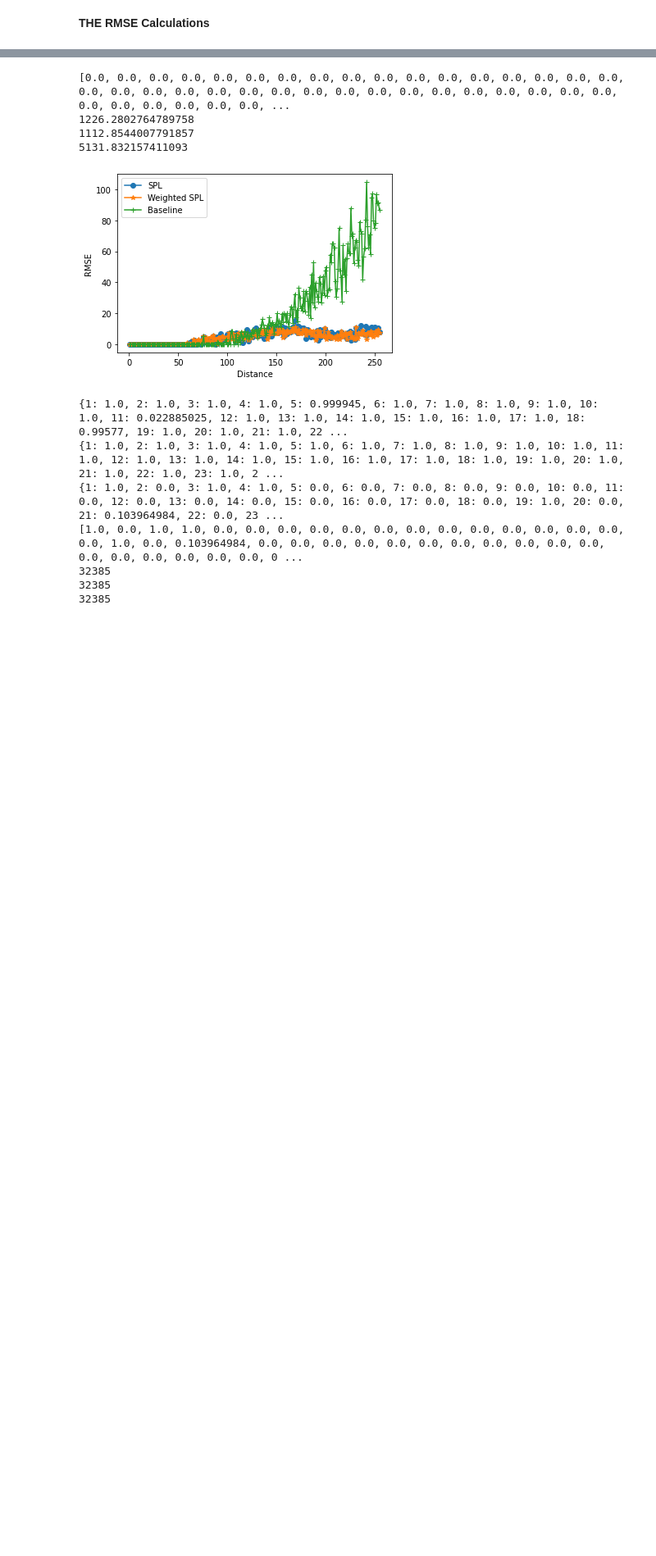
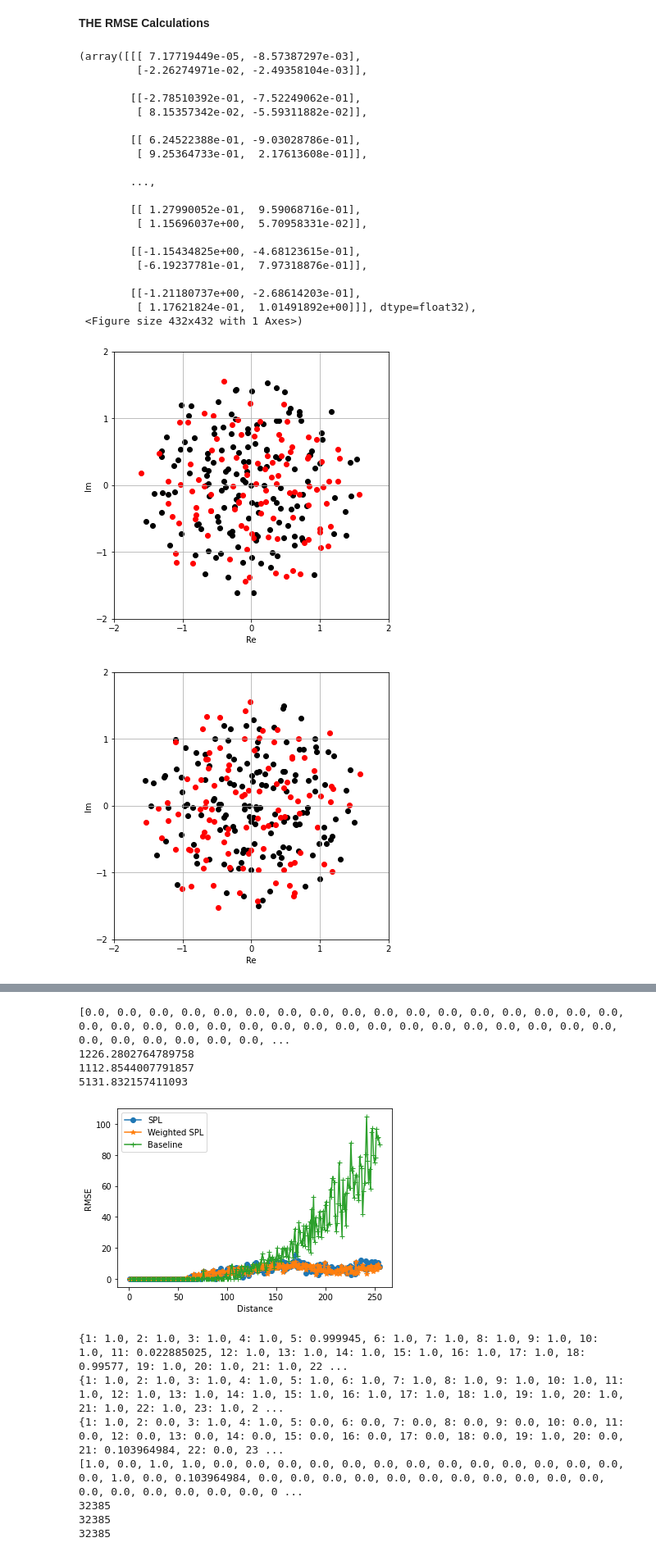
Before and after one commit to neelabhro/Deep-Learning-based-Wireless-Communications, a Jupyter notebook: SPL_uw|SPL_w|TB_100mW_200k.ipynb, the cells around one changed output, grey strips where cells are left out. Shown at 82% size. Saved outputs shown, nothing was run; the diff lists cells and outputs as text; code cells hidden in the pictures; blank space fills up the shorter version.

```diff
--- a/SPL_uw|SPL_w|TB_100mW_200k.ipynb
+++ b/SPL_uw|SPL_w|TB_100mW_200k.ipynb
@@ -879,7 +879,7 @@ class AE_Tb(object):
 
             # Channel
             #noise_std = tf.placeholder(tf.float32, shape=())
-            noise_std = tf.placeholder(tf.float32, shape=[200000,2,2])
+            noise_std = tf.placeholder(tf.float32, shape=[20000,2,2])
             noise = tf.random_normal(tf.shape(x), mean=0.0, stddev=noise_std)
 
             fade = tf.random.normal(shape=tf.shape(x))
@@ -1246,2 +1222,27 @@ plot_constellation_2(ae,range(0,ae.M), const_noise_SNR)
 # %% [markdown]
 **THE RMSE Calculations**
+# %%
+plot_constellation_2(ae_Tb,range(0,ae_Tb.M), const_noise_SNR)
+# %% [output]
+(array([[[ 7.17719449e-05, -8.57387297e-03],
+         [-2.26274971e-02, -2.49358104e-03]],
+
+        [[-2.78510392e-01, -7.52249062e-01],
+         [ 8.15357342e-02, -5.59311882e-02]],
+
+        [[ 6.24522388e-01, -9.03028786e-01],
+         [ 9.25364733e-01,  2.17613608e-01]],
+
+        ...,
+
+        [[ 1.27990052e-01,  9.59068716e-01],
+         [ 1.15696037e+00,  5.70958331e-02]],
+
+        [[-1.15434825e+00, -4.68123615e-01],
+         [-6.19237781e-01,  7.97318876e-01]],
+
+        [[-1.21180737e+00, -2.68614203e-01],
+         [ 1.17621824e-01,  1.01491892e+00]]], dtype=float32),
+ <Figure size 432x432 with 1 Axes>)
+[figure, added]
+[figure, added]
```
Also changed, not shown: parts of 7 cells of this notebook.
